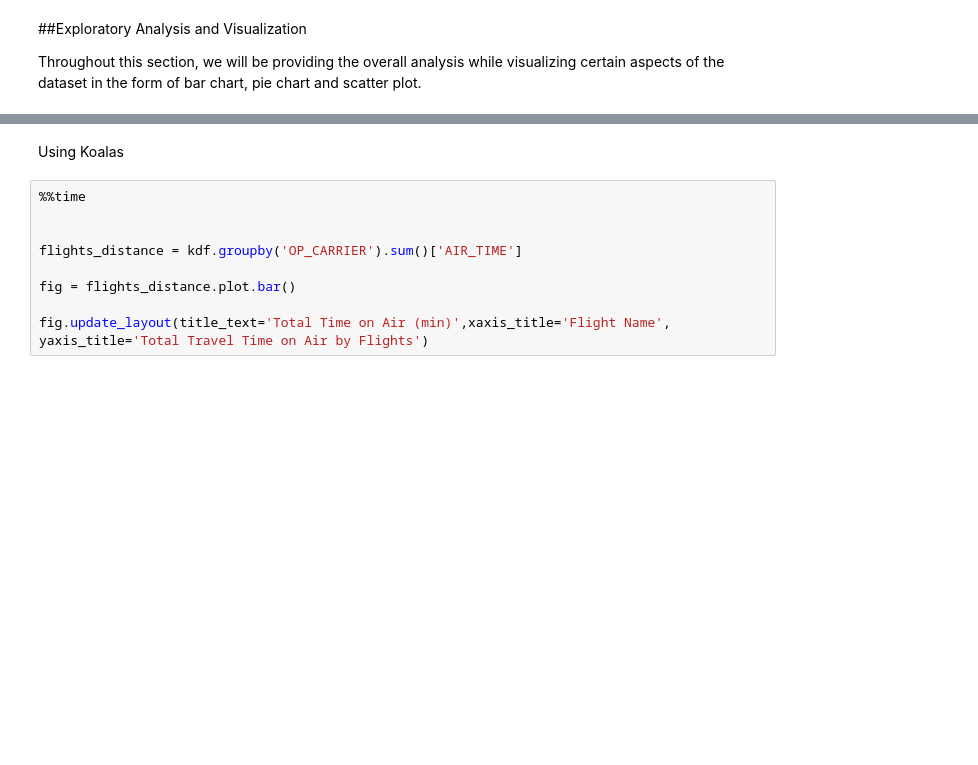
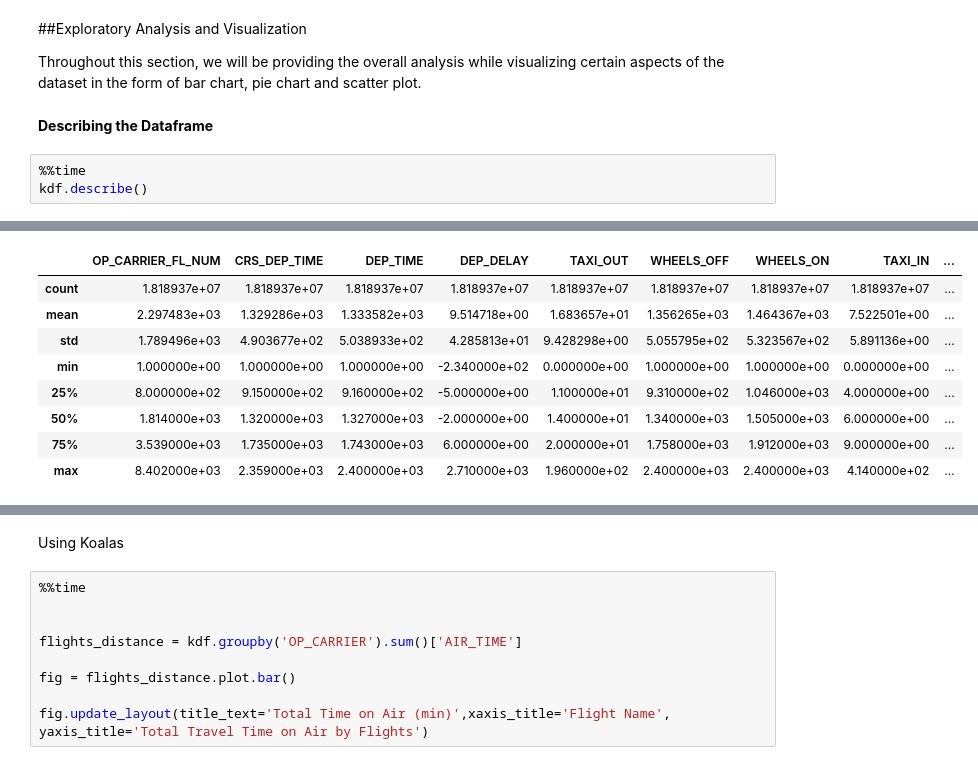
Before and after one commit to drshahizan/Python-big-data, a Jupyter notebook: Project/BigMac/HPDP_Group_Project.ipynb, the cells around one changed output, grey strips where cells are left out. Saved outputs shown, nothing was run; the diff lists cells and outputs as text; blank space fills up the shorter version.

```diff
--- a/Project/BigMac/HPDP_Group_Project.ipynb
+++ b/Project/BigMac/HPDP_Group_Project.ipynb
@@ -581,3 +581,9 @@ only showing top 20 rows
 ##Exploratory Analysis and Visualization
 
 Throughout this section, we will be providing the overall analysis while visualizing certain aspects of the dataset in the form of bar chart, pie chart and scatter plot.
+# %% [markdown]
+**Describing the Dataframe**
+# %%
+%%time
+kdf.describe()
+# %% [output]
@@ -583,0 +592,9 @@ Throughout this section, we will be providing the overall analysis while visuali
+|  | OP_CARRIER_FL_NUM | CRS_DEP_TIME | DEP_TIME | DEP_DELAY | TAXI_OUT | WHEELS_OFF | WHEELS_ON | TAXI_IN | ... |
+| count | 1.818937e+07 | 1.818937e+07 | 1.818937e+07 | 1.818937e+07 | 1.818937e+07 | 1.818937e+07 | 1.818937e+07 | 1.818937e+07 | ... |
+| mean | 2.297483e+03 | 1.329286e+03 | 1.333582e+03 | 9.514718e+00 | 1.683657e+01 | 1.356265e+03 | 1.464367e+03 | 7.522501e+00 | ... |
+| std | 1.789496e+03 | 4.903677e+02 | 5.038933e+02 | 4.285813e+01 | 9.428298e+00 | 5.055795e+02 | 5.323567e+02 | 5.891136e+00 | ... |
+| min | 1.000000e+00 | 1.000000e+00 | 1.000000e+00 | -2.340000e+02 | 0.000000e+00 | 1.000000e+00 | 1.000000e+00 | 0.000000e+00 | ... |
+| 25% | 8.000000e+02 | 9.150000e+02 | 9.160000e+02 | -5.000000e+00 | 1.100000e+01 | 9.310000e+02 | 1.046000e+03 | 4.000000e+00 | ... |
+| 50% | 1.814000e+03 | 1.320000e+03 | 1.327000e+03 | -2.000000e+00 | 1.400000e+01 | 1.340000e+03 | 1.505000e+03 | 6.000000e+00 | ... |
+| 75% | 3.539000e+03 | 1.735000e+03 | 1.743000e+03 | 6.000000e+00 | 2.000000e+01 | 1.758000e+03 | 1.912000e+03 | 9.000000e+00 | ... |
+| max | 8.402000e+03 | 2.359000e+03 | 2.400000e+03 | 2.710000e+03 | 1.960000e+02 | 2.400000e+03 | 2.400000e+03 | 4.140000e+02 | ... |
```
Also changed, not shown: parts of 10 cells of this notebook.
